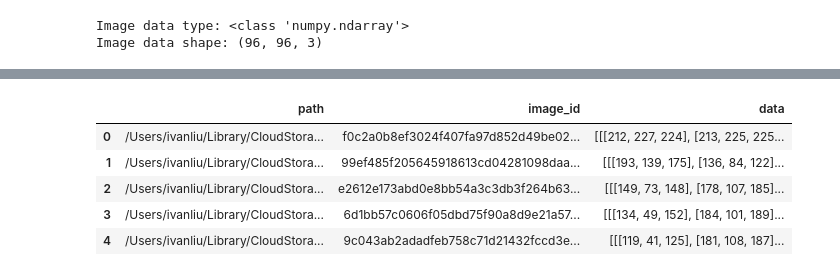
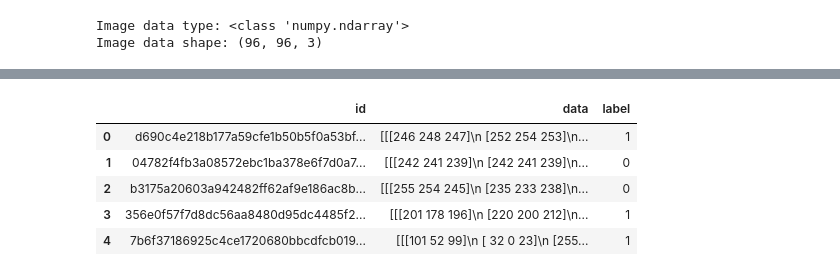
Before and after one commit to IvanLiuTW/code, a Jupyter notebook: cancer_detection.ipynb, the cells around one changed output, grey strips where cells are left out. Drawn from its saved outputs; the diff is of its cells as text; code cells hidden in the pictures.

```diff
--- a/cancer_detection.ipynb
+++ b/cancer_detection.ipynb
@@ -34,6 +48,14 @@ PosixPath('/Users/ivanliu/Library/CloudStorage/OneDrive-GiantGroup/model trainin
 # %%
 # Training images
-train_images = Path.cwd() /'CNN/train/'
+# train_images = Path.cwd() /'CNN/train/'
+train_images = Path.home() /'Desktop/CNN/CNN/train/'
 train_image_path = [i.as_posix() for i in train_images.glob('*.tif')]
-print(f"Number of images: {len(train_image_path)}")
+train_image_id = [findall(r'[^\/]+(?=\.)', i)[0] for i in train_image_path]
+# Test images
+# test_images = Path.cwd() /'CNN/test/'
+test_images = Path.home() /'Desktop/CNN/CNN/test/'
+test_image_path = [i.as_posix() for i in test_images.glob('*.tif')]
+# Dataset info
+print(f"Number of images for training: {len(train_image_path)}")
+print(f"Number of images for testing: {len(test_image_path)}")
 # %% [output]
@@ -50,3 +79,15 @@ print(f"Image data shape: {img.shape}")
 # %% [output]
 Image data type: <class 'numpy.ndarray'>
 Image data shape: (96, 96, 3)
+# %%
+# df = pd.DataFrame({'path' : train_image_path})
+# df['id'] = df['path'].apply(lambda x: findall(r'[^\/]+(?=\.)', x)[0])
+
+# Create a dataframe to store the training data and metadata
+df = pd.DataFrame({'id' : train_image_id,})
+# Training labels
+df_labels = pd.read_csv('/home/ivan/Desktop/CNN/CNN/train_labels.csv')
+# Merge training data and labels
+df_train = df.merge(df_labels, on = 'id')
+# Data preview
+df_train.head()
@@ -58,9 +132,9 @@ df['data'] = df['path'].apply(lambda x: plt.imread(x))
 # %%
-df.head()
+df_train.head()
 # %% [output]
-|  | path | image_id | data |
-| 0 | /Users/ivanliu/Library/CloudStora... | f0c2a0b8ef3024f407fa97d852d49be02... | [[[212, 227, 224], [213, 225, 225... |
-| 1 | /Users/ivanliu/Library/CloudStora... | 99ef485f205645918613cd04281098daa... | [[[193, 139, 175], [136, 84, 122]... |
-| 2 | /Users/ivanliu/Library/CloudStora... | e2612e173abd0e8bb54a3c3db3f264b63... | [[[149, 73, 148], [178, 107, 185]... |
-| 3 | /Users/ivanliu/Library/CloudStora... | 6d1bb57c0606f05dbd75f90a8d9e21a57... | [[[134, 49, 152], [184, 101, 189]... |
-| 4 | /Users/ivanliu/Library/CloudStora... | 9c043ab2adadfeb758c71d21432fccd3e... | [[[119, 41, 125], [181, 108, 187]... |
+|  | id | data | label |
+| 0 | d690c4e218b177a59cfe1b50b5f0a53bf... | [[[246 248 247]\n [252 254 253]\n... | 1 |
+| 1 | 04782f4fb3a08572ebc1ba378e6f7d0a7... | [[[242 241 239]\n [242 241 239]\n... | 0 |
+| 2 | b3175a20603a942482ff62af9e186ac8b... | [[[255 254 245]\n [235 233 238]\n... | 0 |
+| 3 | 356e0f57f7d8dc56aa8480d95dc4485f2... | [[[201 178 196]\n [220 200 212]\n... | 1 |
+| 4 | 7b6f37186925c4ce1720680bbcdfcb019... | [[[101 52 99]\n [ 32 0 23]\n [255... | 1 |
```
Also changed, not shown: parts of 24 cells of this notebook.
